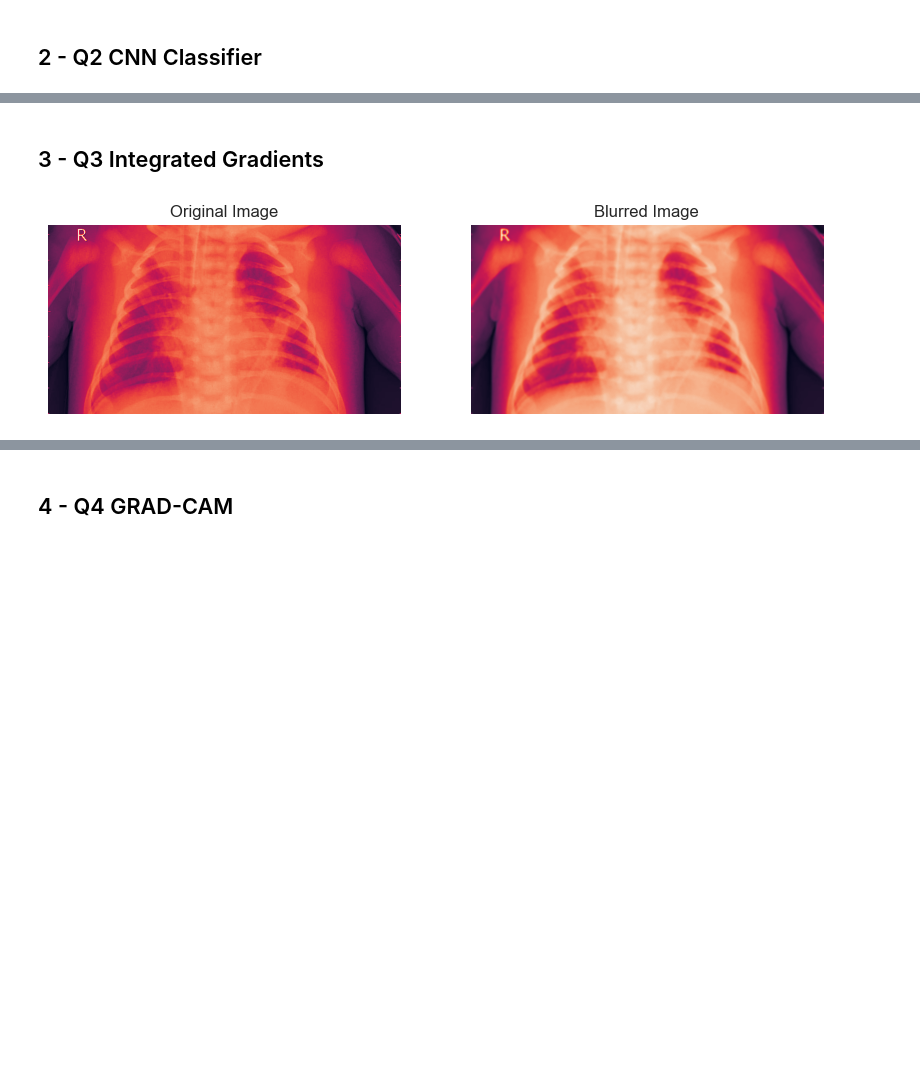
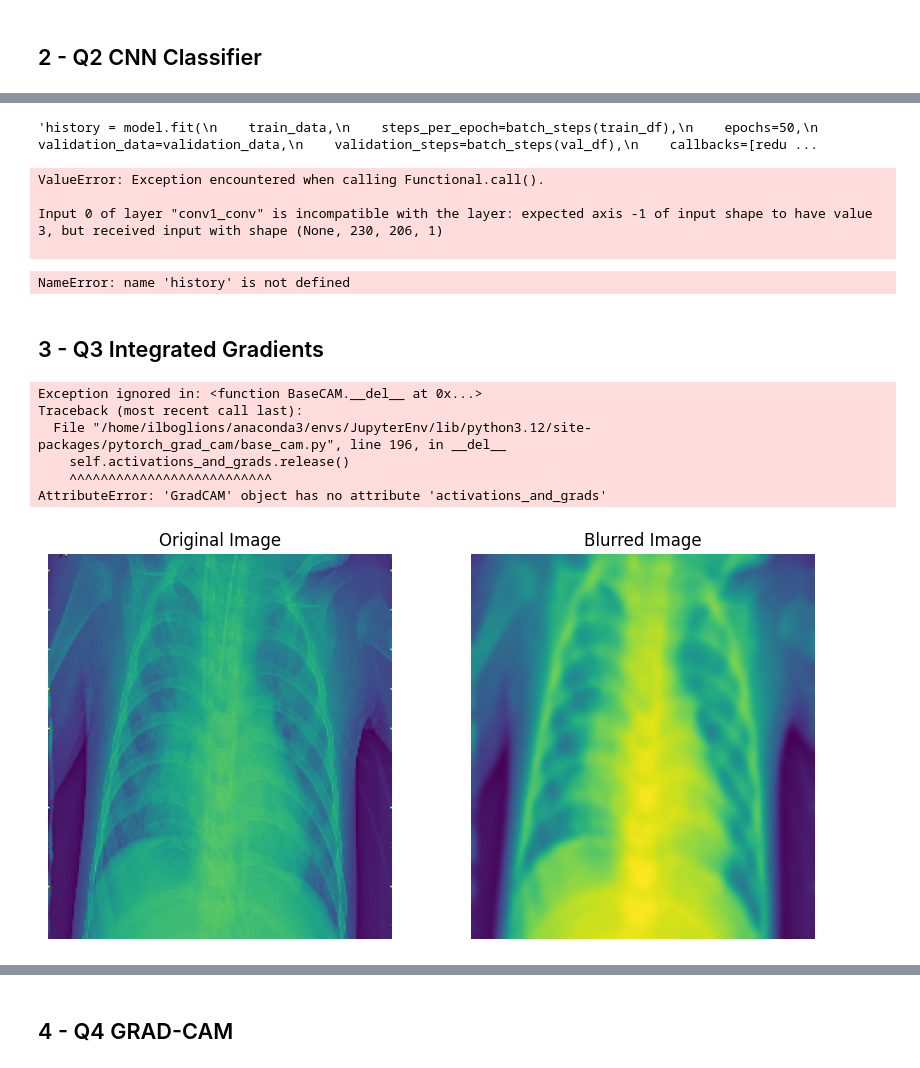
Before and after one commit to nexusfb/ETH-MLxHC-Interpretable-Medical-Data-Classification, a Jupyter notebook: pj1_pt2.ipynb, the cells around one changed output, grey strips where cells are left out. Cells and saved outputs as stored; diff of their text form; code cells hidden in the pictures; blank space fills up the shorter version.

```diff
--- a/pj1_pt2.ipynb
+++ b/pj1_pt2.ipynb
@@ -224,2 +388,66 @@ for i in range(1):
+# %%
+model.compile(
+    optimizer=Adam(learning_rate=1e-4),
+    loss='binary_crossentropy',
+    metrics=['accuracy']
+)
+
+model = tf.keras.models.load_model('model.keras')
+
+
+'''history = model.fit(
+    train_data,
+    steps_per_epoch=batch_steps(train_df),
+    epochs=50,
+    validation_data=validation_data,
+    validation_steps=batch_steps(val_df),
+    callbacks=[reduce_lr_on_plateau, model_checkpoint, early_stopping],
+)'''
+# %% [output]
+'history = model.fit(\n    train_data,\n    steps_per_epoch=batch_steps(train_df),\n    epochs=50,\n    validation_data=validation_data,\n    validation_steps=batch_steps(val_df),\n    callbacks=[redu ...
+# %%
+test_loss, test_acc = model.evaluate(test_data, steps=batch_steps(test_df), verbose=False)
+
+print(f"""Test Accuracy: {test_acc * 100 : .2f}%""")
+# %% [output]
+ValueError: Exception encountered when calling Functional.call().
+
+Input 0 of layer "conv1_conv" is incompatible with the layer: expected axis -1 of input shape to have value 3, but received input with shape (None, 230, 206, 1)
+
+# %%
+import matplotlib.pyplot as plt
+from matplotlib.ticker import MaxNLocator
+
+# Calculate new x-axis values (starting from 1)
+epochs = range(1, len(history.history['accuracy']) + 1)
+
+# Plot training & validation accuracy
+plt.figure(figsize=(10, 4))
+plt.subplot(1, 2, 1)
+plt.plot(epochs, history.history['accuracy'], label='Train Accuracy')
+plt.plot(epochs, history.history['val_accuracy'], label='Validation Accuracy')
+plt.title('Accuracy')
+plt.xlabel('Epoch')
+plt.ylabel('Accuracy')
+plt.legend()
+plt.ylim(0, 1)
+plt.gca().xaxis.set_major_locator(MaxNLocator(integer=True))
+plt.axhline(y=test_acc, color='r', linestyle='--')
+plt.text(1, test_acc, f'Test Accuracy: {test_acc:.2f}', color='r', va='bottom')
+
+# Plot training & validation loss
+plt.subplot(1, 2, 2)
+plt.plot(epochs, history.history['loss'], label='Train Loss')
+plt.plot(epochs, history.history['val_loss'], label='Validation Loss')
+plt.title('Loss')
+plt.xlabel('Epoch')
+plt.ylabel('Loss')
+plt.legend()
+plt.gca().xaxis.set_major_locator(MaxNLocator(integer=True))
+
+plt.tight_layout()
+plt.show()
+# %% [output]
+NameError: name 'history' is not defined
 # %% [markdown]
 ## 3 - Q3 Integrated Gradients
@@ -226,29 +479,37 @@ for i in range(1):
 # %%
-# create baseline
-baseline_img = random.choice(test_df['image'])
-baseline_img = Image.open(baseline_img)
+for sample in test_data:
+    baseline = torch.tensor(sample[0])
+    break
+baseline_img = random.choice(baseline)
+
 def create_blurred_baseline(image, blur_radius):
     image_np = np.array(image)
     blurred_image = cv2.GaussianBlur(image_np, (blur_radius, blur_radius), 0)
     return blurred_image
 blur_radius = 11
 blurred_baseline = create_blurred_baseline(baseline_img, blur_radius)
 
 # original image
 plt.figure(figsize=(10, 5))
 plt.subplot(1, 2, 1)
 plt.imshow(baseline_img)
 plt.title('Original Image')
 plt.axis('off')
 # blurred image
 plt.subplot(1, 2, 2)
 plt.imshow(blurred_baseline)
 plt.title('Blurred Image')
 plt.axis('off')
 plt.show()
 
 # to tensor
 baseline_img_tensor = torch.tensor(blurred_baseline, dtype=torch.float32)
 # alternatively: baseline_img_tensor = torch.tensor([0.0])
 # %% [output]
+Exception ignored in: <function BaseCAM.__del__ at 0x...>
+Traceback (most recent call last):
+  File "/home/ilboglions/anaconda3/envs/JupyterEnv/lib/python3.12/site-packages/pytorch_grad_cam/base_cam.py", line 196, in __del__
+    self.activations_and_grads.release()
+    ^^^^^^^^^^^^^^^^^^^^^^^^^^
+AttributeError: 'GradCAM' object has no attribute 'activations_and_grads'
-[figure, old version]
+[figure, new version]
```
Also changed, not shown: parts of 17 cells of this notebook.
